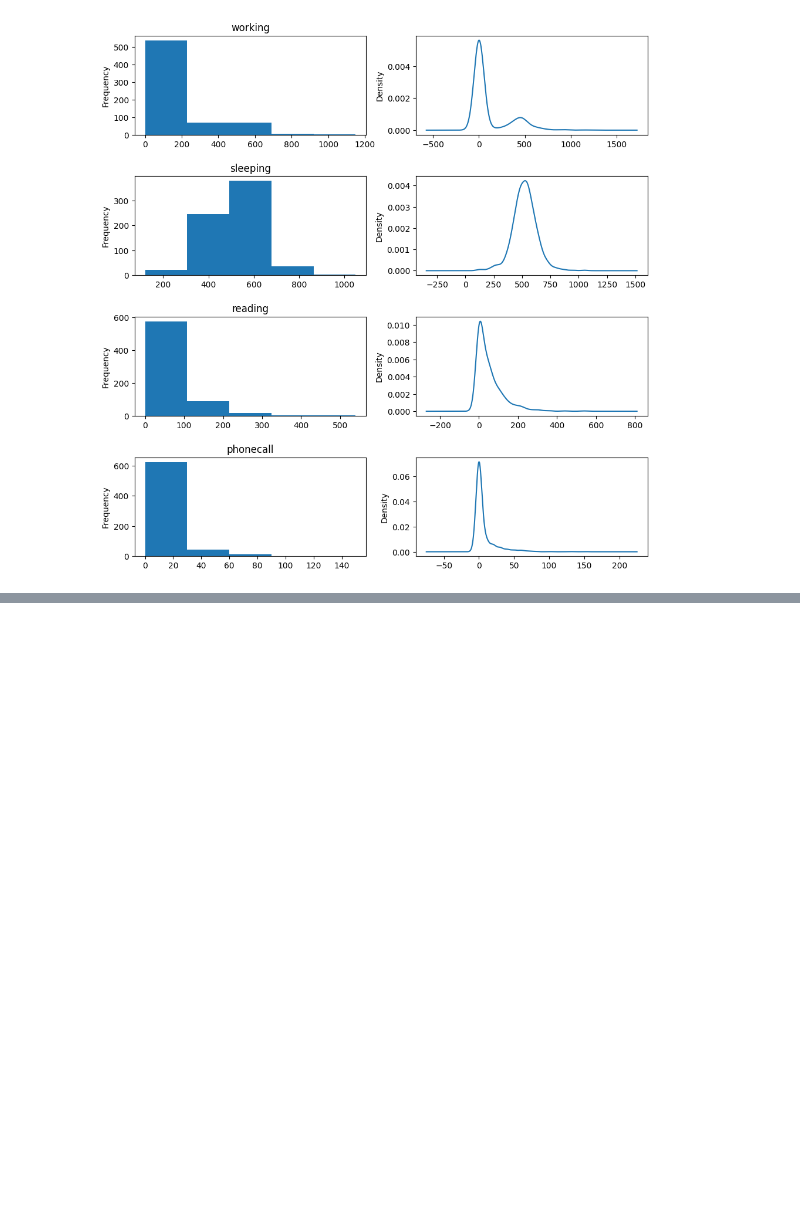
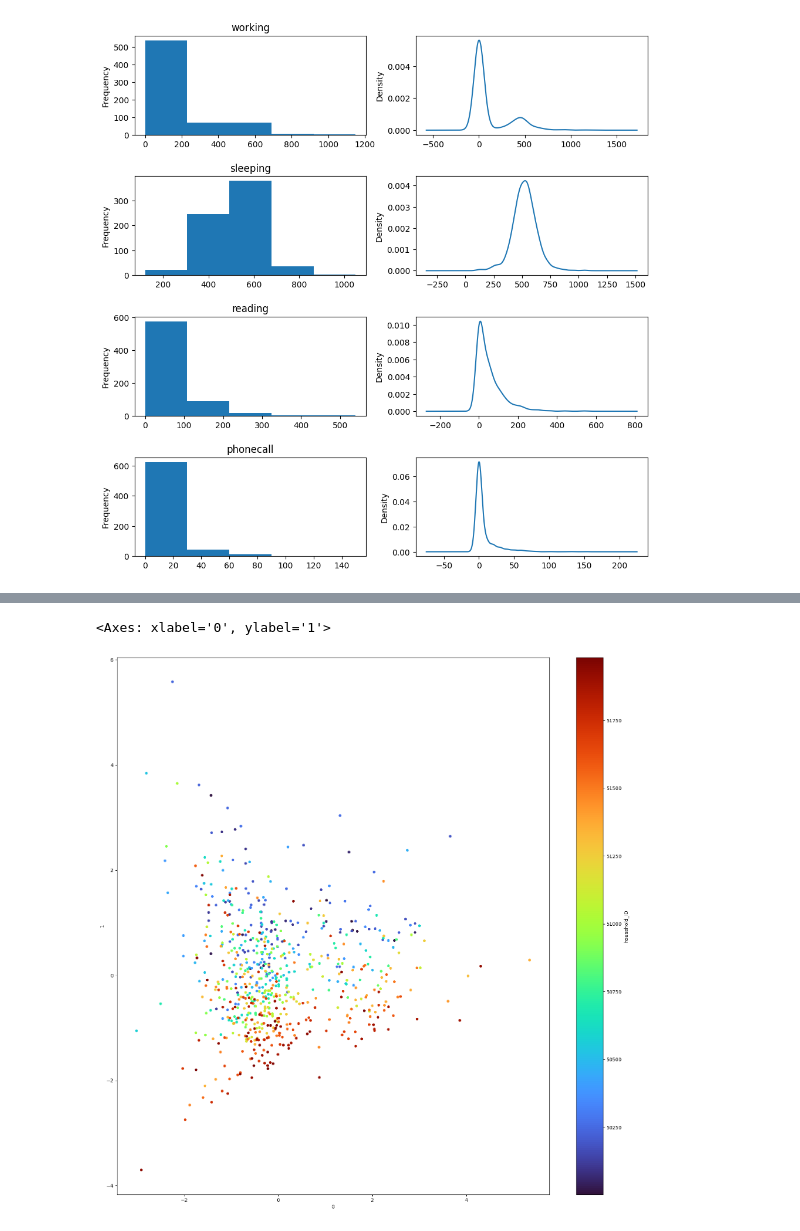
Before and after one commit to heinohen/household_habits_SDA, a Jupyter notebook: habits.ipynb, the cells around one changed output, grey strips where cells are left out. Drawn from its saved outputs; the diff is of its cells as text; code cells hidden in the pictures; blank space fills up the shorter version.

```diff
--- a/habits.ipynb
+++ b/habits.ipynb
@@ -406,0 +463,14 @@ print(S.shapiro(df_done.phonecall).pvalue) # NOT NORMAL
+# %%
+std_df = SP.StandardScaler().fit(quantitative_df).transform(quantitative_df)
+# %%
+#create PCA model
+pca = SD.PCA().fit(std_df)
+# %%
+df_pca = pd.DataFrame(pca.transform(std_df))
+# %%
+quants_extended = pd.concat([quantitative_df, df_pca],axis=1)
+# %%
+quants_extended.plot.scatter(0,1,c="household_ID",colormap="turbo",figsize=(20,20))
+# %% [output]
+<Axes: xlabel='0', ylabel='1'>
+[figure, added]
```
Also changed, not shown: parts of 24 cells of this notebook.
